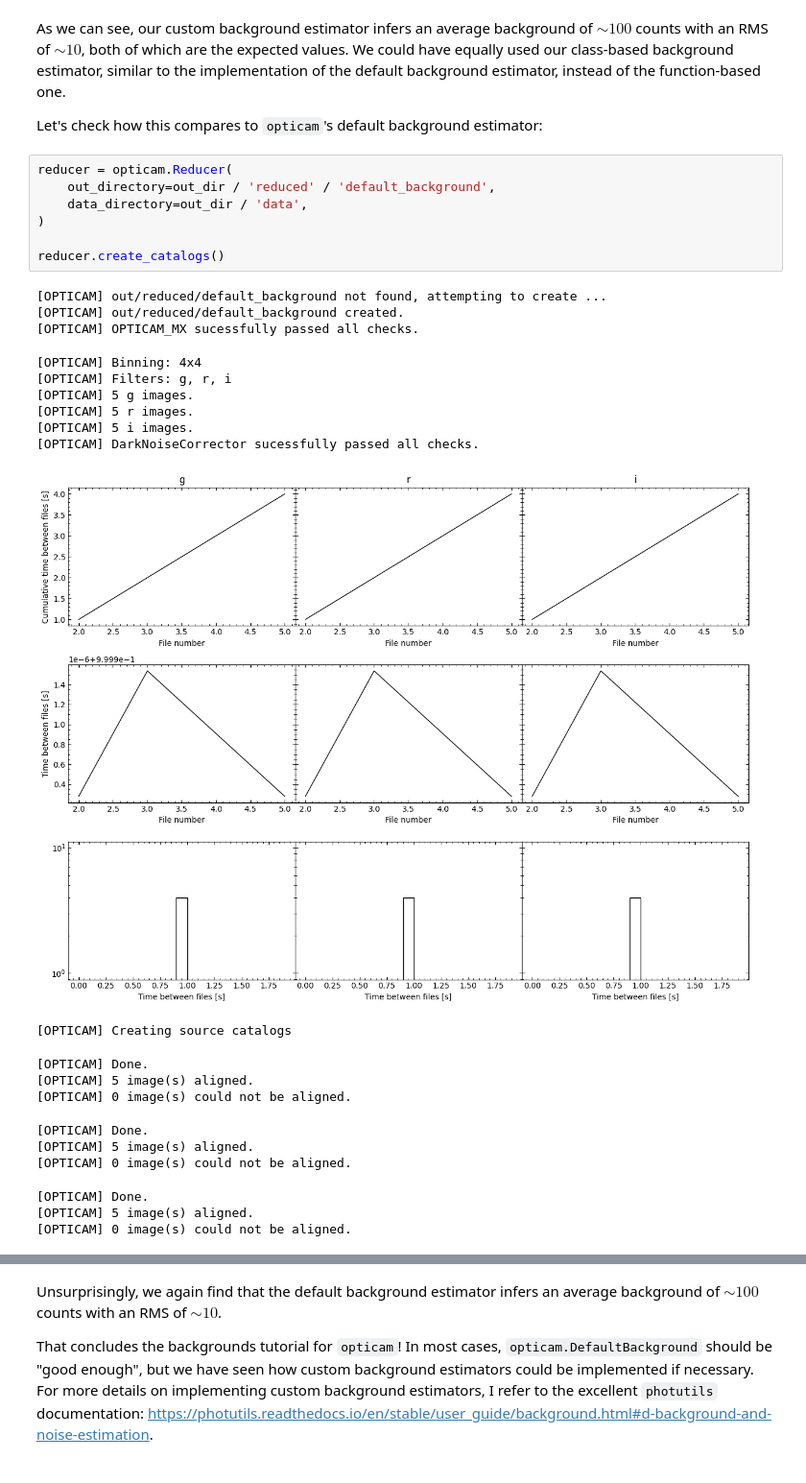
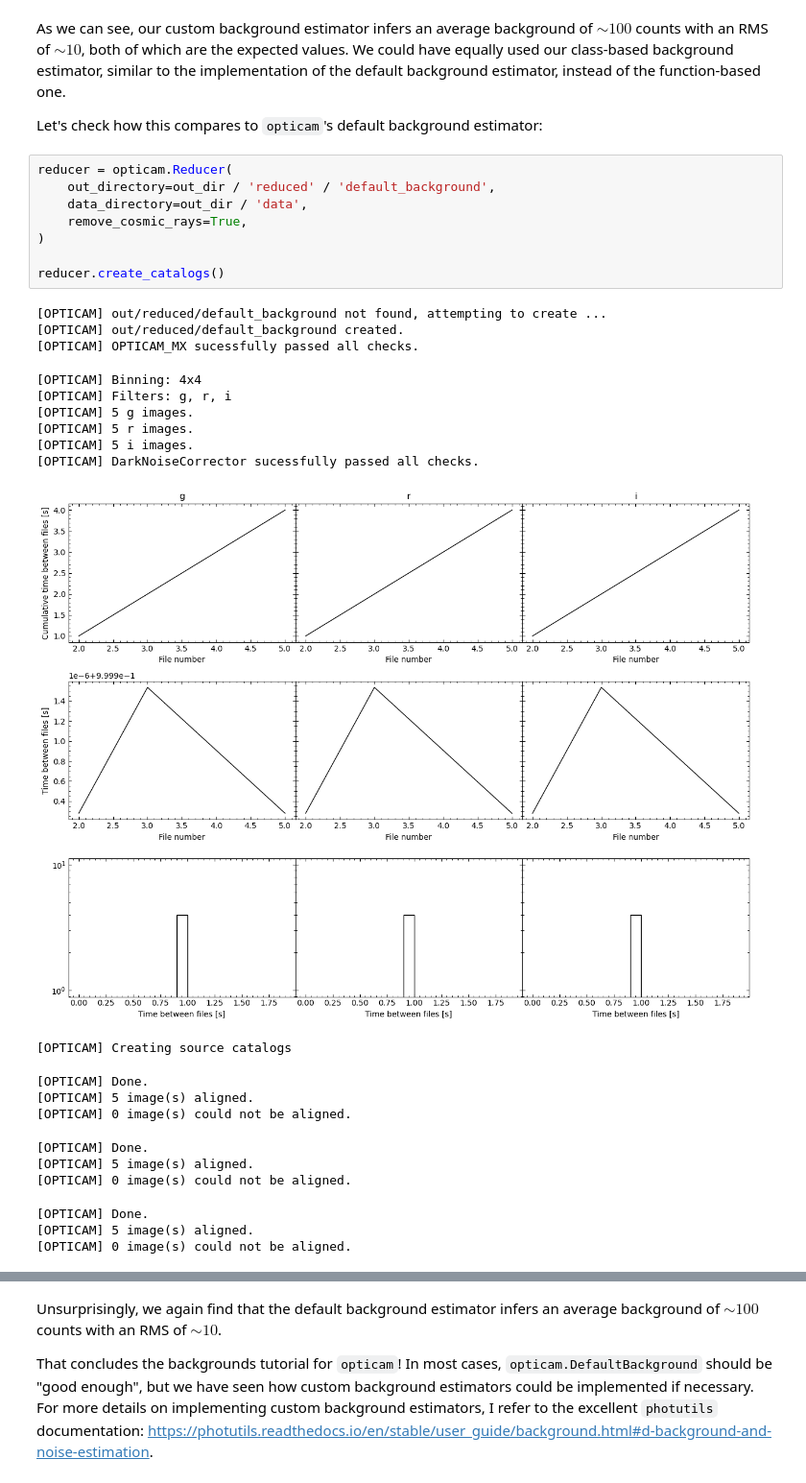
Before and after one commit to OPTICAM-instrument/opticam, a Jupyter notebook: docs/tutorials/backgrounds.ipynb, the cells around one changed output, grey strips where cells are left out. Shown at 96% size. Saved outputs shown, nothing was run; the diff lists cells and outputs as text.

```diff
--- a/docs/tutorials/backgrounds.ipynb
+++ b/docs/tutorials/backgrounds.ipynb
@@ -326,21 +337,22 @@ Let's check how this compares to `opticam`'s default background estimator:
 # %%
 reducer = opticam.Reducer(
     out_directory=out_dir / 'reduced' / 'default_background',
     data_directory=out_dir / 'data',
+    remove_cosmic_rays=True,
 )
 
 reducer.create_catalogs()
 # %% [output]
 [OPTICAM] out/reduced/default_background not found, attempting to create ...
 [OPTICAM] out/reduced/default_background created.
 [OPTICAM] OPTICAM_MX sucessfully passed all checks.
 [OPTICAM] Binning: 4x4
 [OPTICAM] Filters: g, r, i
 [OPTICAM] 5 g images.
 [OPTICAM] 5 r images.
 [OPTICAM] 5 i images.
 [OPTICAM] DarkNoiseCorrector sucessfully passed all checks.
-[figure, old version]
+[figure, new version]
 [OPTICAM] Creating source catalogs
 [OPTICAM] Done.
 [OPTICAM] 5 image(s) aligned.
```
Also changed, not shown: parts of 11 cells of this notebook, 18 other files.
